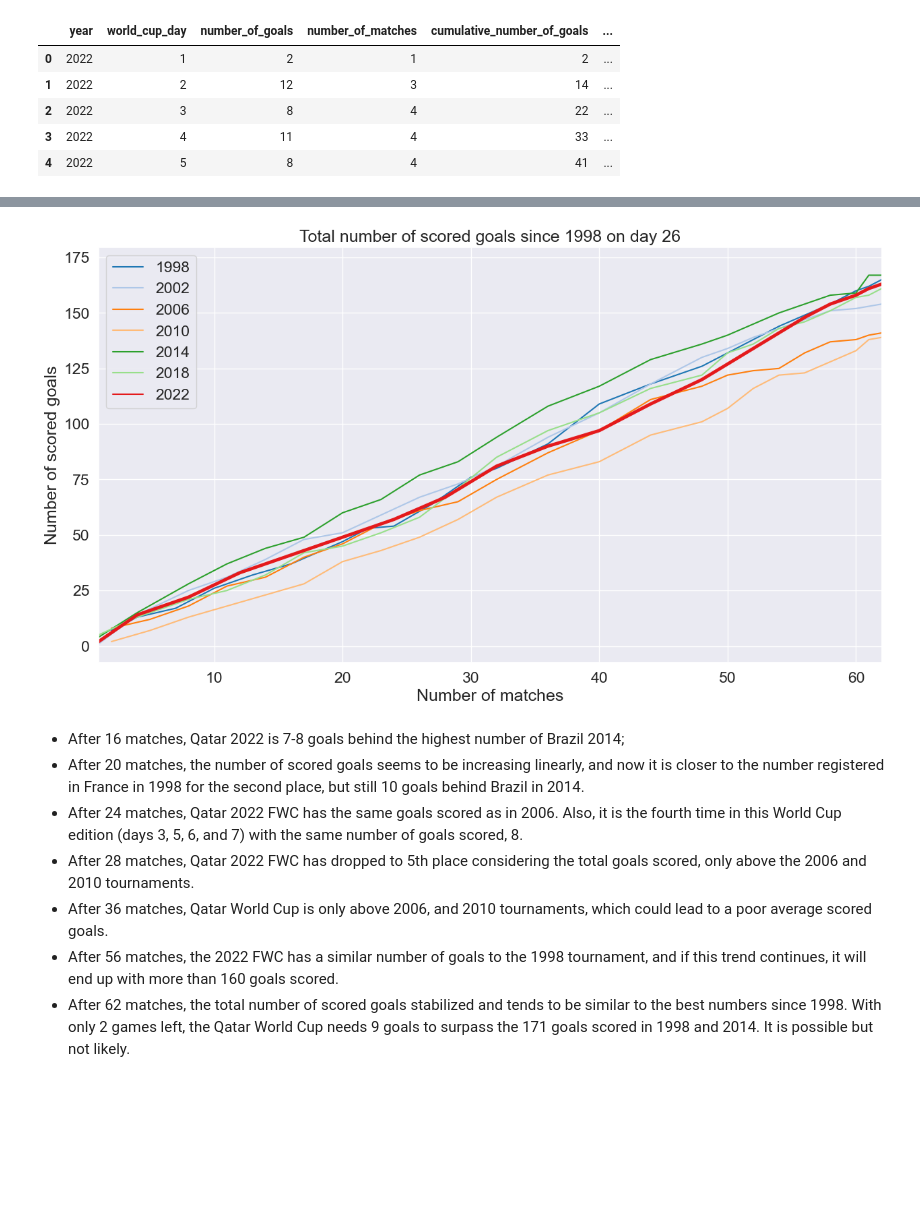
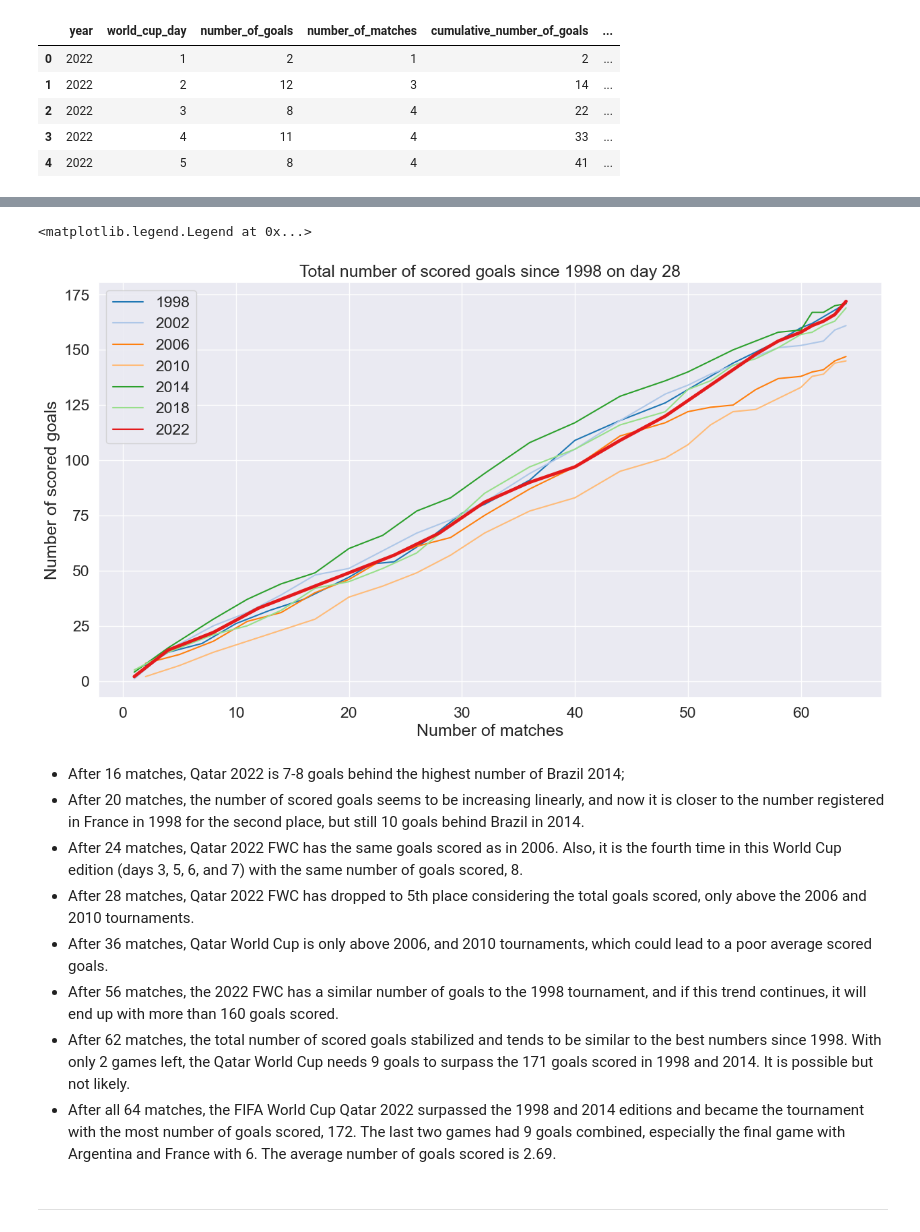
Before and after one commit to hanada-stephan/fifa_world_cup_analysis, a Jupyter notebook: world_cup_analysis.ipynb, the cells around one changed output, grey strips where cells are left out. Saved outputs shown, nothing was run; the diff lists cells and outputs as text; code cells hidden in the pictures; blank space fills up the shorter version.

```diff
--- a/world_cup_analysis.ipynb
+++ b/world_cup_analysis.ipynb
@@ -236,17 +236,18 @@ plt.savefig("./img/avg_goals_since_france_day26.jpg")
 # %%
 # Comparing the total number of scored goals of last six FWC
 
 ax = sns.lineplot(x="cumulative_number_of_matches", y="cumulative_number_of_goals", data=last_six_wc, hue="year", palette = "tab20")
 sns.lineplot(x="cumulative_number_of_matches", y="cumulative_number_of_goals", data=qatar_goals, hue="year", palette = "Set1", linewidth=3.5)
 plt.xlabel("Number of matches")
 plt.ylabel("Number of scored goals")
-plt.title("Total number of scored goals since 1998 on day 26")
+plt.title("Total number of scored goals since 1998 on day 28")
 plt.legend()
-plt.xlim(1,62)
-# plt.ylim(0,180)
-plt.savefig("./img/total_goals_since_france_day26.jpg")
+# plt.xlim(1,62)
+# # plt.ylim(0,180)
+# plt.savefig("./img/total_goals_since_france_day26.jpg")
 # %% [output]
+<matplotlib.legend.Legend at 0x...>
-[figure, old version]
+[figure, new version]
 # %% [markdown]
 - After 16 matches, Qatar 2022 is 7-8 goals behind the highest number of Brazil 2014;
 - After 20 matches, the number of scored goals seems to be increasing linearly, and now it is closer to the number registered in France in 1998 for the second place, but still 10 goals behind Brazil in 2014.
@@ -255,3 +256,6 @@ plt.savefig("./img/total_goals_since_france_day26.jpg")
 - After 36 matches, Qatar World Cup is only above 2006, and 2010 tournaments, which could lead to a poor average scored goals.
 - After 56 matches, the 2022 FWC has a similar number of goals to the 1998 tournament, and if this trend continues, it will end up with more than 160 goals scored.
 - After 62 matches, the total number of scored goals stabilized and tends to be similar to the best numbers since 1998. With only 2 games left, the Qatar World Cup needs 9 goals to surpass the 171 goals scored in 1998 and 2014. It is possible but not likely.
+- After all 64 matches, the FIFA World Cup Qatar 2022 surpassed the 1998 and 2014 editions and became the tournament with the most number of goals scored, 172. The last two games had 9 goals combined, especially the final game with Argentina and France with 6. The average number of goals scored is 2.69.
+# %% [markdown]
+---
```
Also changed, not shown: parts of 11 cells of this notebook, 6 other files.
